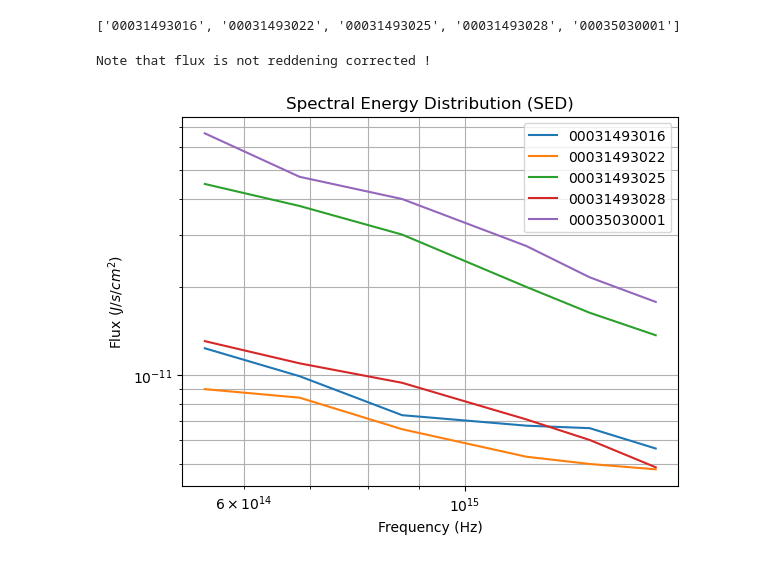
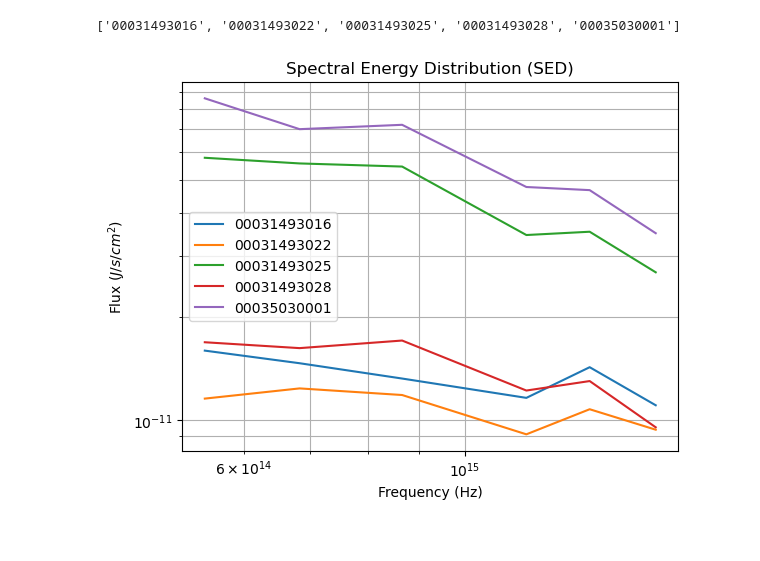
Before and after one commit to SparshaRay/PHY669, a Jupyter notebook: prj2/main.ipynb, the cells around one changed output. Cells and saved outputs as stored; diff of their text form; code cells hidden in the pictures.

Commit message:
now reddening corrected !
thanks to sravya

```diff
--- a/prj2/main.ipynb
+++ b/prj2/main.ipynb
@@ -95,35 +109,63 @@ for dir in dirs :
 # %%
 # Importing the Spectral Energy Distribution (SED) data as given by the above script
 
 sed_arr = [[['00031493016', 'bb', 2.26e-15], ['00031493016', 'm2', 2.94e-15], ['00031493016', 'uu', 2.11e-15], ['00031493016', 'vv', 2.26e-15], ['00031493016', 'w1', 2.59e-15], ['00031493016', 'w2', 2.92e-15]],
            [['00031493022', 'bb', 1.91e-15], ['00031493022', 'm2', 2.22e-15], ['00031493022', 'uu', 1.89e-15], ['00031493022', 'vv', 1.64e-15], ['00031493022', 'w1', 2.03e-15], ['00031493022', 'w2', 2.48e-15]],
            [['00031493025', 'bb', 8.59e-15], ['00031493025', 'm2', 7.27e-15], ['00031493025', 'uu', 8.70e-15], ['00031493025', 'vv', 8.20e-15], ['00031493025', 'w1', 7.69e-15], ['00031493025', 'w2', 7.10e-15]],
            [['00031493028', 'bb', 2.50e-15], ['00031493028', 'm2', 2.68e-15], ['00031493028', 'uu', 2.72e-15], ['00031493028', 'vv', 2.39e-15], ['00031493028', 'w1', 2.72e-15], ['00031493028', 'w2', 2.52e-15]],
            [['00035030001', 'bb', 1.08e-14], ['00035030001', 'm2', 9.60e-15], ['00035030001', 'uu', 1.15e-14], ['00035030001', 'vv', 1.22e-14], ['00035030001', 'w1', 1.06e-14], ['00035030001', 'w2', 9.22e-15]]]
 
 
 for data in sed_arr:
 
     obs = data[0][0]
     flux = np.array([d[2] for d in data])
 
     sortedidx = np.argsort(wavelengths)
     sorted_wavelengths = wavelengths[sortedidx]
     sorted_flux        = flux[sortedidx]
-    sorted_caled = sorted_wavelengths * sorted_flux
+
+    wavelengths_micron = sorted_wavelengths * 1E-4
+    sorted_wavenumbers = 1 / wavelengths_micron
+
+    sorted_flux_dereddened = []
+
+    for x, flux in zip(sorted_wavenumbers, sorted_flux) :
+
+        if 0.3 <= x <= 1.1 :
+            a = 0.574 * (x**1.61)
+            b = 0.527 * (x**1.61)
+        elif 1.1 <= x <= 3.3 :
+            y = x - 1.82
+            a = 1 + 0.17699 * y + 0.50447 * (y ** 2) - 0.02427 * (y ** 3) + 0.72085 * (y ** 4) + 0.01979 * (y ** 5) - 0.77530 * (y ** 6) + 0.32999 * (y ** 7)
+            b = 1.41338 * y + 2.28305 * (y ** 2) + 1.07233 * (y ** 3) - 5.38434 * (y ** 4) - 0.62251 * (y ** 5) + 5.30260 * (y ** 6) - 2.90002 * (y ** 7)
+        elif 3.3 < x <= 8 :
+            F_a = 0
+            F_b = 0
+            if x > 5.9 :
+                F_a = -0.04473 * ((x - 5.9) ** 2) - 0.009779 * ((x - 5.9) ** 3)
+                F_b = 0.2130 * ((x - 5.9) ** 2) + 0.1207 * ((x - 5.9) ** 3)
+            a = 1.752 - 0.316 * x - 0.104 / ((x - 4.67) ** 2 + 0.341) + F_a
+            b = -3.090 + 1.825 * x + 1.206 / ((x - 4.62) ** 2 + 0.263) + F_b
+
+        A_l = 0.0889 * (a * 3.1 + b)
+        flux_ratio = 10 ** (0.4 * A_l)
+
+        flux_dereddened = flux * flux_ratio
+        sorted_flux_dereddened.append(flux_dereddened)
+
+    sorted_flux_dereddened = np.array(sorted_flux_dereddened)
+    sorted_caled = sorted_wavelengths * sorted_flux_dereddened
 
     plt.plot((299792458 / (np.array(sorted_wavelengths) * 1E-10)), sorted_caled, label=obs)
-
-print('Note that flux is not reddening corrected !')
 
 plt.xlabel('Frequency (Hz)')
 plt.ylabel('Flux ($J/s/cm^2$)')
 plt.title('Spectral Energy Distribution (SED)')
 plt.legend()
 plt.loglog()
 plt.grid(which='both')
 # plt.gca().invert_xaxis()
 plt.show()
 # %% [output]
-Note that flux is not reddening corrected !
-[figure, old version]
+[figure, new version]
```
Also changed, not shown: parts of 2 cells of this notebook.
